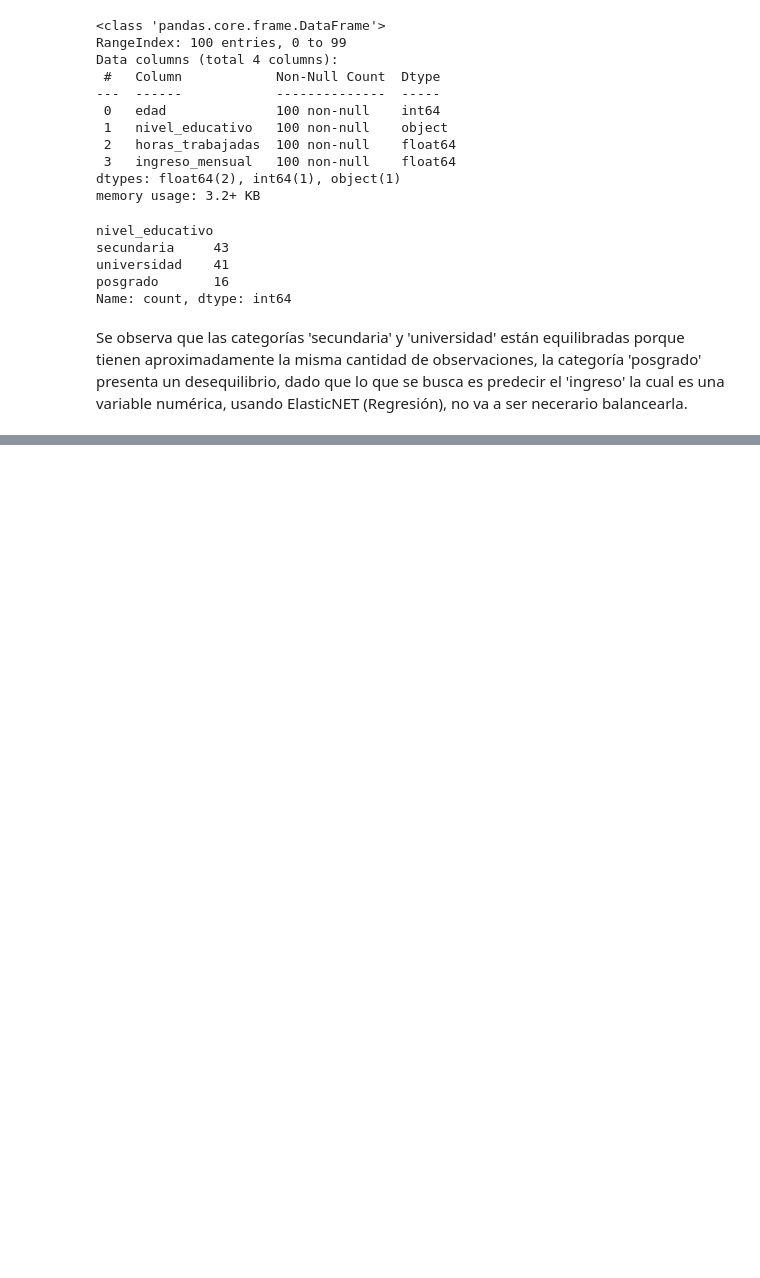
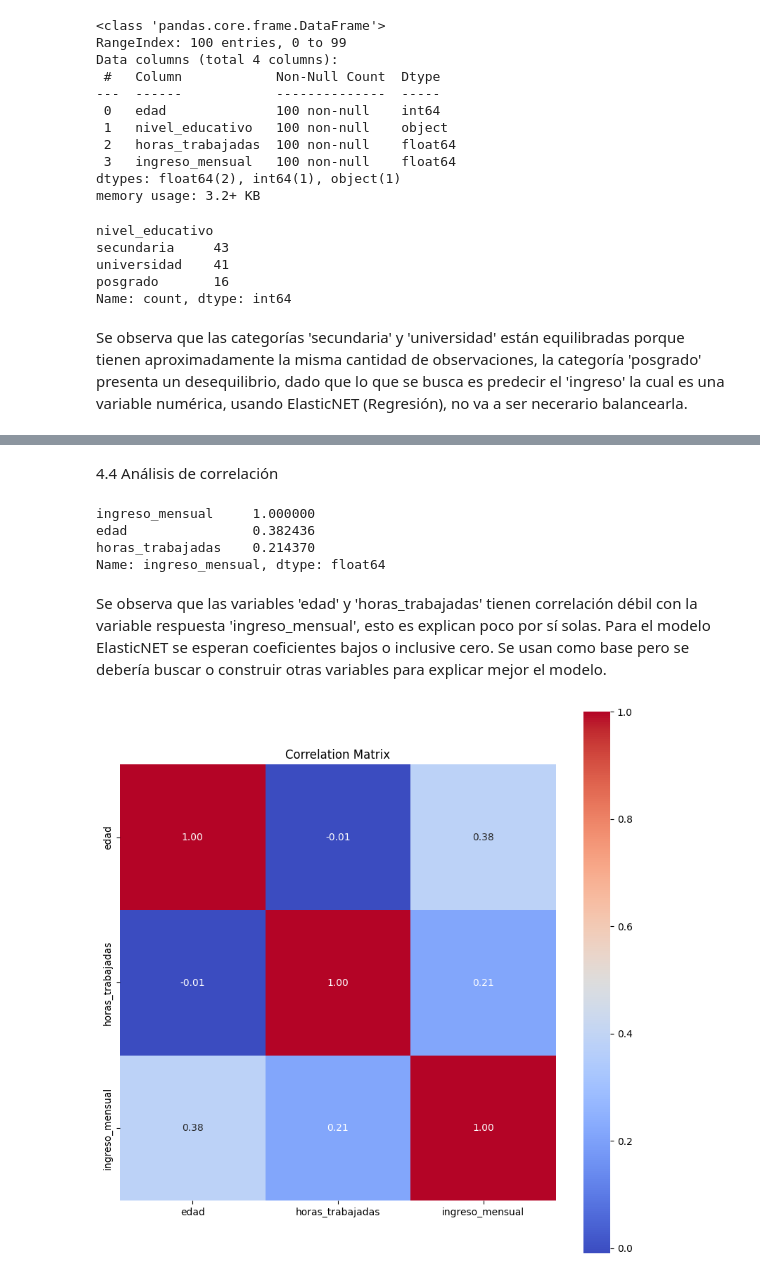
Before and after one commit to dianapduran/modelo-regresion, a Jupyter notebook: notebooks/EDA.ipynb, the cells around one changed output, grey strips where cells are left out. Saved outputs shown, nothing was run; the diff lists cells and outputs as text; code cells hidden in the pictures; blank space fills up the shorter version.

```diff
--- a/notebooks/EDA.ipynb
+++ b/notebooks/EDA.ipynb
@@ -114,0 +144,23 @@ Se observa que las categorías 'secundaria' y 'universidad' están equilibradas
+# %% [markdown]
+4.4 Análisis de correlación
+# %%
+#Extraer correlaciones (no se deben incluir variables numéricas)
+corr_matrix = data.loc[:, data.columns != "nivel_educativo"].corr()
+# %%
+#Extraer las correlación de todas las variables con 'ingreso_mensual'
+corr_matrix["ingreso_mensual"].sort_values(ascending=False)
+# %% [output]
+ingreso_mensual     1.000000
+edad                0.382436
+horas_trabajadas    0.214370
+Name: ingreso_mensual, dtype: float64
+# %% [markdown]
+Se observa que las variables 'edad' y 'horas_trabajadas' tienen correlación débil con la variable respuesta 'ingreso_mensual', esto es explican poco por sí solas. Para el modelo ElasticNET se esperan coeficientes bajos o inclusive cero. Se usan como base pero se debería buscar o construir otras variables para explicar mejor el modelo.
+# %%
+#Grafico de correlación:
+plt.figure(figsize=(10, 10))
+sns.heatmap(corr_matrix, annot=True, fmt=".2f", cmap="coolwarm", square=True)
+plt.title("Correlation Matrix")
+plt.show()
+# %% [output]
+[figure, added]
```
Also changed, not shown: parts of 6 cells of this notebook.
